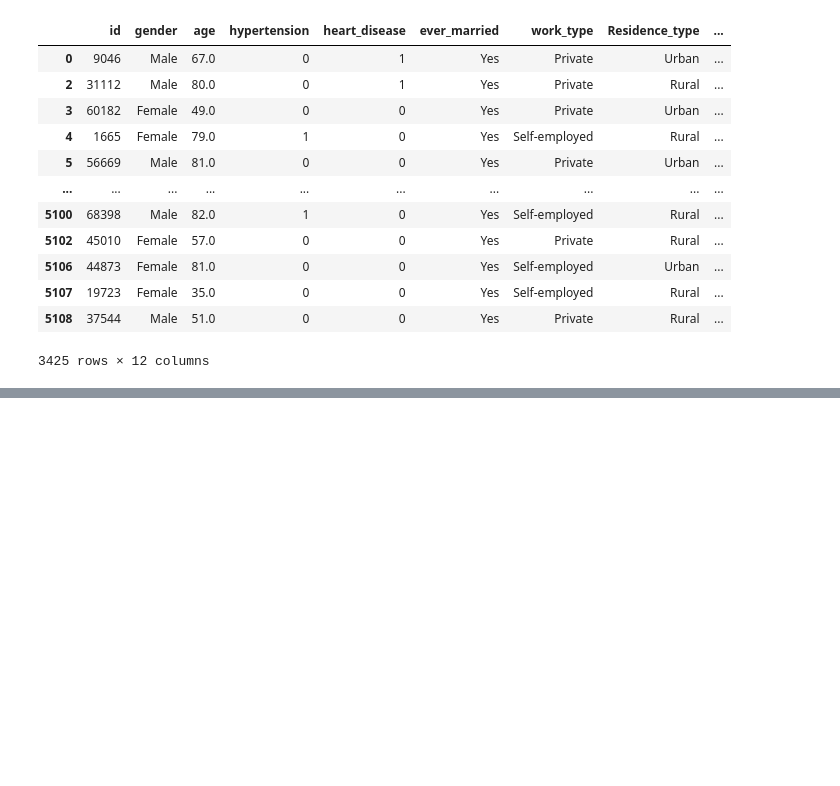
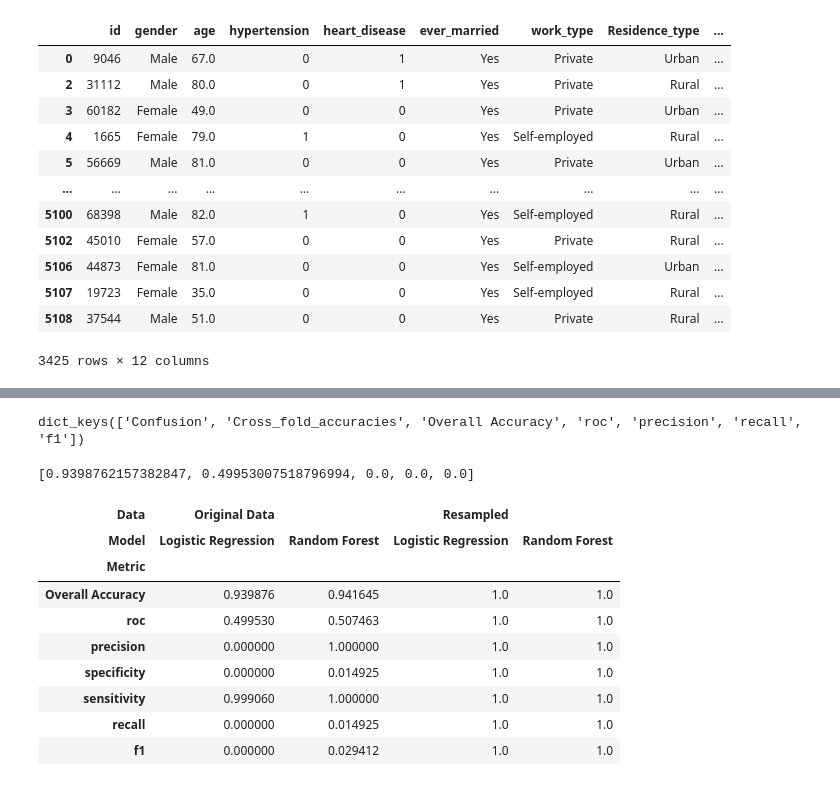
Before and after one commit to AlDeleon012597/Stroke_Prediction, a Jupyter notebook: Stroke_Project.ipynb, the cells around one changed output, grey strips where cells are left out. Drawn from its saved outputs; the diff is of its cells as text; code cells hidden in the pictures; blank space fills up the shorter version.

```diff
--- a/Stroke_Project.ipynb
+++ b/Stroke_Project.ipynb
@@ -279,0 +454,6 @@ stroke
+# %%
+models=[LogisticRegression(random_state=328,max_iter = 1000), RandomForestClassifier(random_state=328,n_jobs=50,criterion= 'gini', n_estimators= 100)]
+resamp=getMetrics(models,X_resampled,y_resampled)
+# %%
+models=[LogisticRegression(random_state=328,max_iter = 1000), RandomForestClassifier(random_state=328,n_jobs=10,criterion= 'gini', n_estimators= 100)]
+org_data=getMetrics(models,X,y)
@@ -279,0 +480,33 @@ stroke
+# %%
+resamp['LogisticRegression'].keys()
+# %% [output]
+dict_keys(['Confusion', 'Cross_fold_accuracies', 'Overall Accuracy', 'roc', 'precision', 'recall', 'f1'])
+# %%
+org_logistic=list(org_data['LogisticRegression'].values())[2:]
+org_randomforest=list(org_data['RandomForestClassifier'].values())[2:]
+resamp_logistic=list(resamp['LogisticRegression'].values())[2:]
+resamp_randomforest=list(resamp['RandomForestClassifier'].values())[2:]
+
+data=np.array([org_logistic,org_randomforest,resamp_logistic,resamp_randomforest]).T
+# %%
+org_logistic
+# %% [output]
+[0.9398762157382847, 0.49953007518796994, 0.0, 0.0, 0.0]
+# %%
+index = pd.MultiIndex.from_product([['Overall Accuracy','roc','precision','specificity','sensitivity','recall','f1']],
+                                   names=['Metric'])
+columns = pd.MultiIndex.from_product([['Original Data', 'Resampled'], ['Logistic Regression', 'Random Forest']],
+                                     names=['Data','Model'])
+model_results = pd.DataFrame(data, index=index, columns=columns)
+model_results
+# %% [output]
+| Data | Original Data |  | Resampled |  |
+| Model | Logistic Regression | Random Forest | Logistic Regression | Random Forest |
+| Metric |  |  |  |  |
+| Overall Accuracy | 0.939876 | 0.941645 | 1.0 | 1.0 |
+| roc | 0.499530 | 0.507463 | 1.0 | 1.0 |
+| precision | 0.000000 | 1.000000 | 1.0 | 1.0 |
+| specificity | 0.000000 | 0.014925 | 1.0 | 1.0 |
+| sensitivity | 0.999060 | 1.000000 | 1.0 | 1.0 |
+| recall | 0.000000 | 0.014925 | 1.0 | 1.0 |
+| f1 | 0.000000 | 0.029412 | 1.0 | 1.0 |
```
Also changed, not shown: parts of 18 cells of this notebook.
